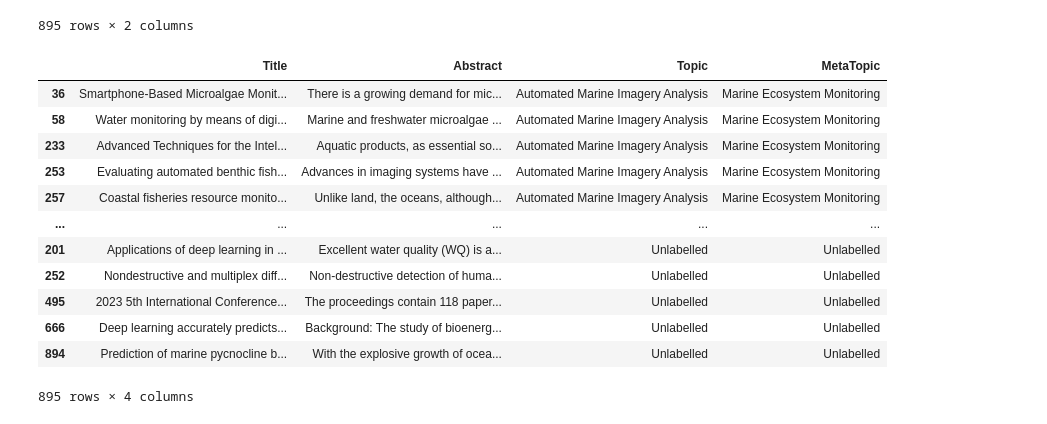
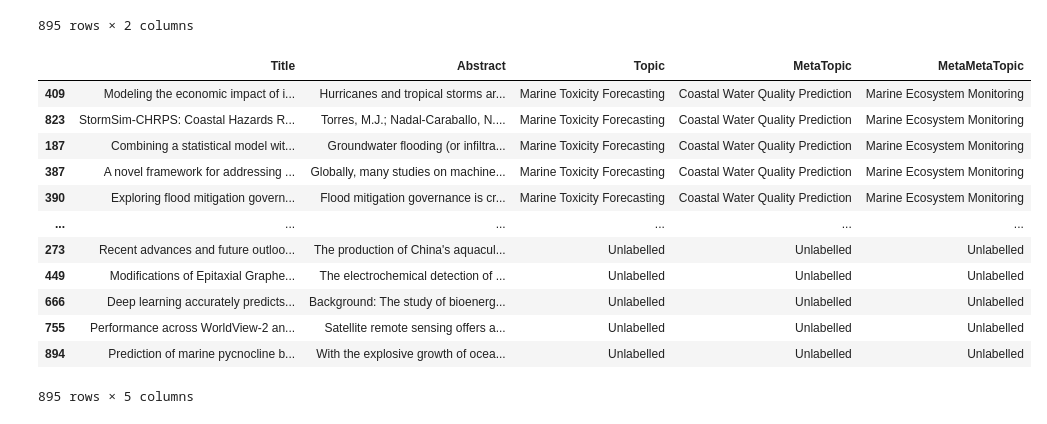
Before and after one commit to tayden/bb-ai-oceanography, a Jupyter notebook: TopicClusteringViz.ipynb, the cells around one changed output. Saved outputs shown, nothing was run; the diff lists cells and outputs as text; code cells hidden in the pictures.

```diff
--- a/TopicClusteringViz.ipynb
+++ b/TopicClusteringViz.ipynb
@@ -349,9 +349,9 @@ for min_cluster_size in trange(2, 50):
     outlier = int_labels == -1
     pos.append(sum(outlier)/len(int_labels))
 
-    scs.append(silhouette_score(data_vectors, int_labels))
-    chs.append(calinski_harabasz_score(data_vectors, int_labels))
-    dbs.append(davies_bouldin_score(data_vectors, int_labels))
+    scs.append(silhouette_score(data_vectors[inlier], int_labels[inlier]))
+    chs.append(calinski_harabasz_score(data_vectors[inlier], int_labels[inlier]))
+    dbs.append(davies_bouldin_score(data_vectors[inlier], int_labels[inlier]))
 # %% [output]
 70 2 10
 23 10 28
@@ -371,7 +371,7 @@ for min_cluster_size in trange(2, 50):
 8 48 107
 8 49 107
 # %%
-clusters = 30
+clusters = 17
 
 plt.figure()
 plt.plot(list(range(2, 50)), pos)
@@ -406,7 +406,7 @@ plt.show()
 # %%
 %%time
 vector_layers, location_layers, pointset_layers, metacluster_layers = build_cluster_layers(
-    data_vectors, data_map, base_min_cluster_size=clusters, min_clusters=5,
+    data_vectors, data_map, base_min_cluster_size=clusters, min_clusters=3,
 )
 print(len(vector_layers[0]))
 # %% [output]
@@ -822,7 +829,7 @@ def create_final_remedy_prompt(original_topic_names, docs, vector_array, pointse
     prompt_text += "A better and more specific name that still captures the topic of these article titles is: "
     return prompt_text
 # %%
-all_layer_topics = [layer0_topics, layer1_topics,] #layer2_topics]#, layer3_topics]
+all_layer_topics = [layer0_topics, layer1_topics, layer2_topics]#, layer3_topics]
 # %%
 all_layer_topics
 # %% [output]
@@ -977,24 +986,24 @@ clusters_df
 # %%
 clusters_df["Topic"] = layer_clusters[0]
 clusters_df["MetaTopic"] = layer_clusters[1]
-# clusters_df["SuperSuperTopic"] = layer_clusters[2]
+clusters_df["MetaMetaTopic"] = layer_clusters[2]
 
-clusters_df.sort_values(["MetaTopic", "Topic"], inplace=True)
+clusters_df.sort_values(["MetaMetaTopic", "MetaTopic", "Topic"], inplace=True)
 
 clusters_df
 # %% [output]
-|  | Title | Abstract | Topic | MetaTopic |
-| 36 | Smartphone-Based Microalgae Monit... | There is a growing demand for mic... | Automated Marine Imagery Analysis | Marine Ecosystem Monitoring |
-| 58 | Water monitoring by means of digi... | Marine and freshwater microalgae ... | Automated Marine Imagery Analysis | Marine Ecosystem Monitoring |
-| 233 | Advanced Techniques for the Intel... | Aquatic products, as essential so... | Automated Marine Imagery Analysis | Marine Ecosystem Monitoring |
-| 253 | Evaluating automated benthic fish... | Advances in imaging systems have ... | Automated Marine Imagery Analysis | Marine Ecosystem Monitoring |
-| 257 | Coastal fisheries resource monito... | Unlike land, the oceans, although... | Automated Marine Imagery Analysis | Marine Ecosystem Monitoring |
-| ... | ... | ... | ... | ... |
-| 201 | Applications of deep learning in ... | Excellent water quality (WQ) is a... | Unlabelled | Unlabelled |
-| 252 | Nondestructive and multiplex diff... | Non-destructive detection of huma... | Unlabelled | Unlabelled |
-| 495 | 2023 5th International Conference... | The proceedings contain 118 paper... | Unlabelled | Unlabelled |
-| 666 | Deep learning accurately predicts... | Background: The study of bioenerg... | Unlabelled | Unlabelled |
-| 894 | Prediction of marine pycnocline b... | With the explosive growth of ocea... | Unlabelled | Unlabelled |
+|  | Title | Abstract | Topic | MetaTopic | MetaMetaTopic |
+| 409 | Modeling the economic impact of i... | Hurricanes and tropical storms ar... | Marine Toxicity Forecasting | Coastal Water Quality Prediction | Marine Ecosystem Monitoring |
+| 823 | StormSim-CHRPS: Coastal Hazards R... | Torres, M.J.; Nadal-Caraballo, N.... | Marine Toxicity Forecasting | Coastal Water Quality Prediction | Marine Ecosystem Monitoring |
+| 187 | Combining a statistical model wit... | Groundwater flooding (or infiltra... | Marine Toxicity Forecasting | Coastal Water Quality Prediction | Marine Ecosystem Monitoring |
+| 387 | A novel framework for addressing ... | Globally, many studies on machine... | Marine Toxicity Forecasting | Coastal Water Quality Prediction | Marine Ecosystem Monitoring |
+| 390 | Exploring flood mitigation govern... | Flood mitigation governance is cr... | Marine Toxicity Forecasting | Coastal Water Quality Prediction | Marine Ecosystem Monitoring |
+| ... | ... | ... | ... | ... | ... |
+| 273 | Recent advances and future outloo... | The production of China's aquacul... | Unlabelled | Unlabelled | Unlabelled |
+| 449 | Modifications of Epitaxial Graphe... | The electrochemical detection of ... | Unlabelled | Unlabelled | Unlabelled |
+| 666 | Deep learning accurately predicts... | Background: The study of bioenerg... | Unlabelled | Unlabelled | Unlabelled |
+| 755 | Performance across WorldView-2 an... | Satellite remote sensing offers a... | Unlabelled | Unlabelled | Unlabelled |
+| 894 | Prediction of marine pycnocline b... | With the explosive growth of ocea... | Unlabelled | Unlabelled | Unlabelled |
-895 rows × 4 columns
+895 rows × 5 columns
 # %%
 clusters_df.to_excel("Topic_Results.xlsx", index=False)
```
Also changed, not shown: parts of 19 cells of this notebook, 2 other files.
